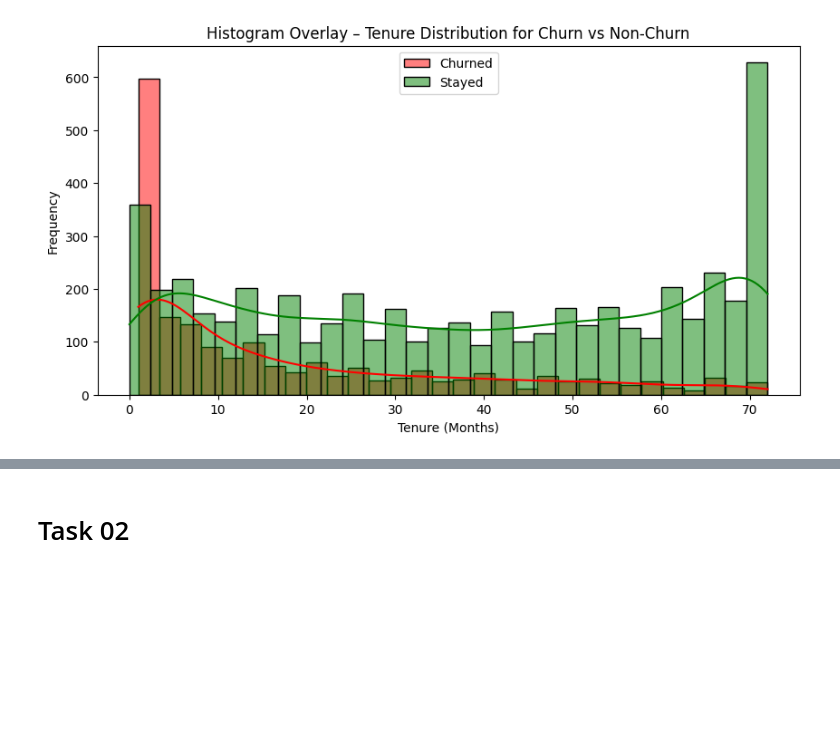
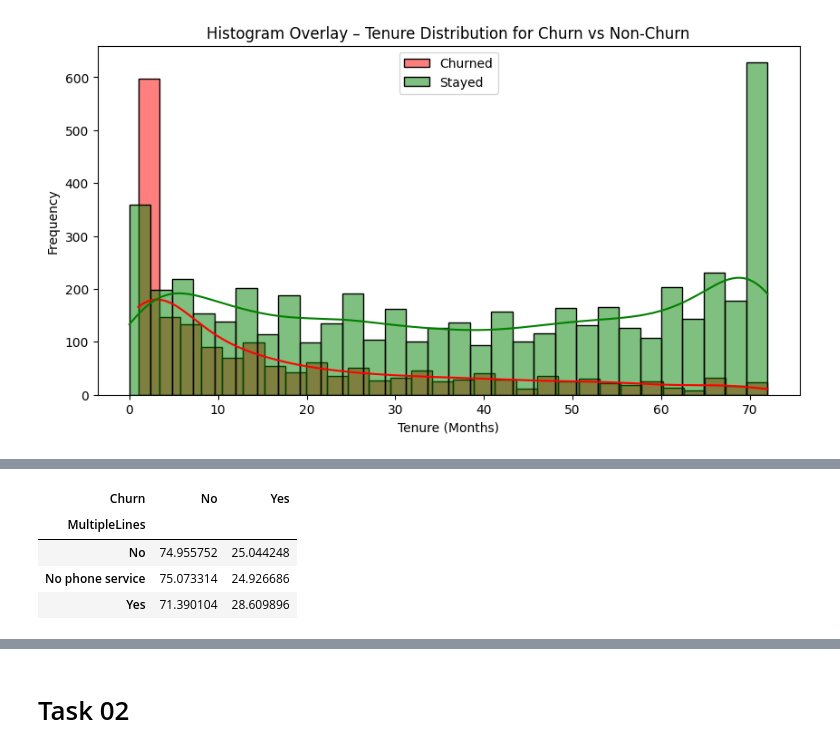
Before and after one commit to Wishmiii/Customer-Churn-Prediction-System-ML, a Jupyter notebook: CustomerChurnPredictionSystem.ipynb, the cells around one changed output, grey strips where cells are left out. Drawn from its saved outputs; the diff is of its cells as text; code cells hidden in the pictures; blank space fills up the shorter version.

```diff
--- a/CustomerChurnPredictionSystem.ipynb
+++ b/CustomerChurnPredictionSystem.ipynb
@@ -554,0 +637,9 @@ plt.show()
+# %%
+churn_by_mult = pd.crosstab(df['MultipleLines'], df['Churn'], normalize='index') * 100
+churn_by_mult
+# %% [output]
+| Churn | No | Yes |
+| MultipleLines |  |  |
+| No | 74.955752 | 25.044248 |
+| No phone service | 75.073314 | 24.926686 |
+| Yes | 71.390104 | 28.609896 |
```
Also changed, not shown: parts of 44 cells of this notebook.
